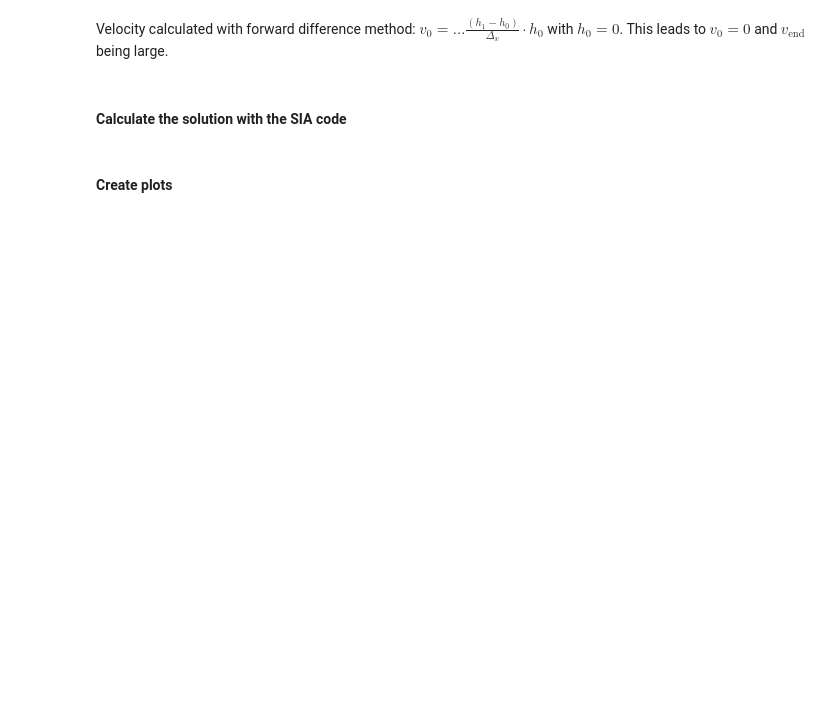
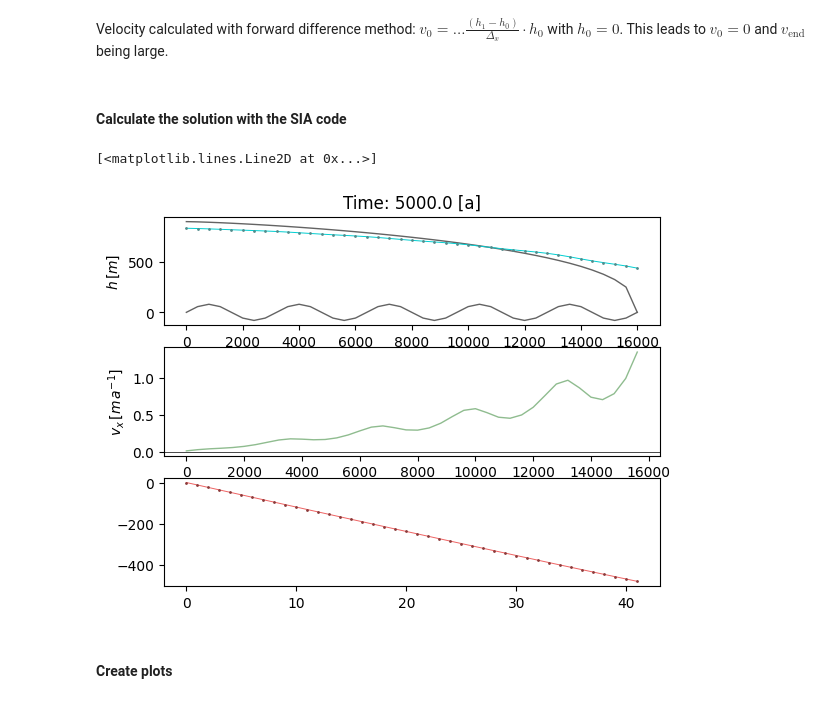
Before and after one commit to AnneMariaVera/SIA, a Jupyter notebook: script.ipynb, the cells around one changed output. Saved outputs shown, nothing was run; the diff lists cells and outputs as text; code cells hidden in the pictures; blank space fills up the shorter version.

```diff
--- a/script.ipynb
+++ b/script.ipynb
@@ -74,6 +76,31 @@ This leads to $v_0=0$ and $v_\text{end}$ being large.
 #### Calculate the solution with the SIA code
 # %%
 h,v,Q = sia.solution(bed,surface,boundary,a_s,delta_x,delta_t,t_0,N,n,rho,A,g)
+# %%
+fig,ax=plt.subplots(3)
+ax[0].plot(x,surface,"-",color=(99/255,99/255,99/255),linewidth=1)
+ax[0].plot(x,bed,"-",color=(99/255,99/255,99/255),linewidth=1)
+ax[0].plot(x,h[len(h)-1],".-",color=(0/255,206/255,209/255),
+                  markerfacecolor=(82/255,139/255,139/255),
+                  markeredgecolor=(82/255,139/255,139/255),markersize=2, linewidth=.7)
+ax[0].set(ylabel=r"$h\, [m]$", title = f"Time: {t_0+N*delta_t} [a]")
+
+ax[1].plot(x[:len(x)-1],v[len(v)-1],"-",color=(143/255,188/255,143/255),
+                  markerfacecolor=(105/255,139/255,105/255),
+                  markeredgecolor=(105/255,139/255,105/255),markersize=2,linewidth=1)
+ax[1].set(xlabel=r"$x\,[m]$",ylabel=r"$v_x\,[m\,a^{-1}]$")
+ax[1].axhline(y=0, color='k',linewidth=.5)
+xQ = np.arange(x[0],x[len(x)-1]+1/2*delta_x,delta_x)
+if boundary[0,0]==1:
+    np.append(x[0]-delta_x/2,xQ)
+elif boundary[1,0]==1:
+    np.append(xQ,x[len(x)-1]+1/2*delta_x)
+ax[2].plot(np.arange(len(Q[1])),Q[len(Q)-1],".-",color=(238/255,99/255,99/255),
+                  markerfacecolor=(139/255,58/255,58/255),
+                  markeredgecolor=(139/255,58/255,58/255),markersize=2,linewidth=.7)
+# %% [output]
+[<matplotlib.lines.Line2D at 0x...>]
+[figure, added]
 # %% [markdown]
 #### Create plots
 # %%
```
Also changed, not shown: parts of 6 cells of this notebook.
